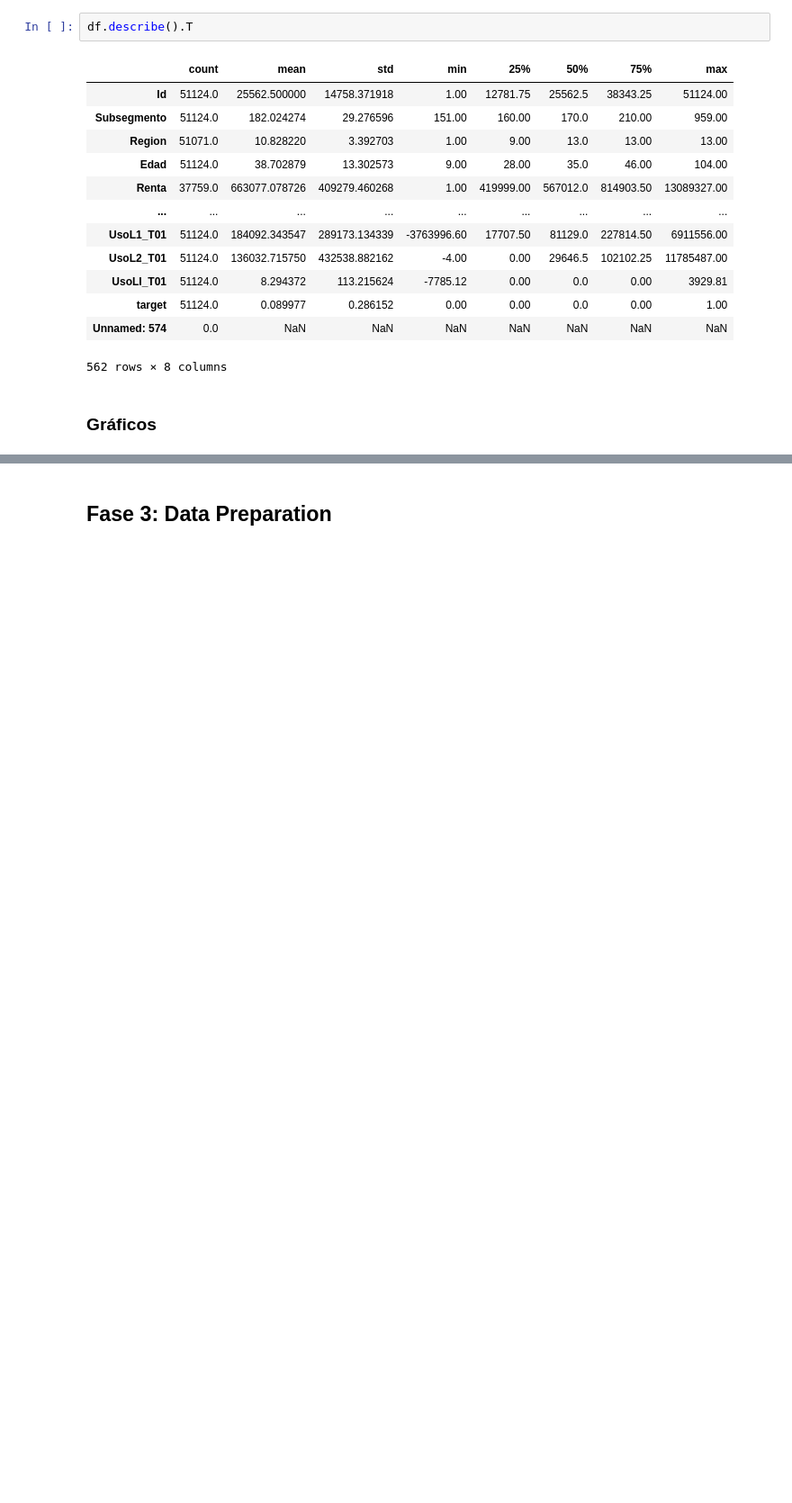
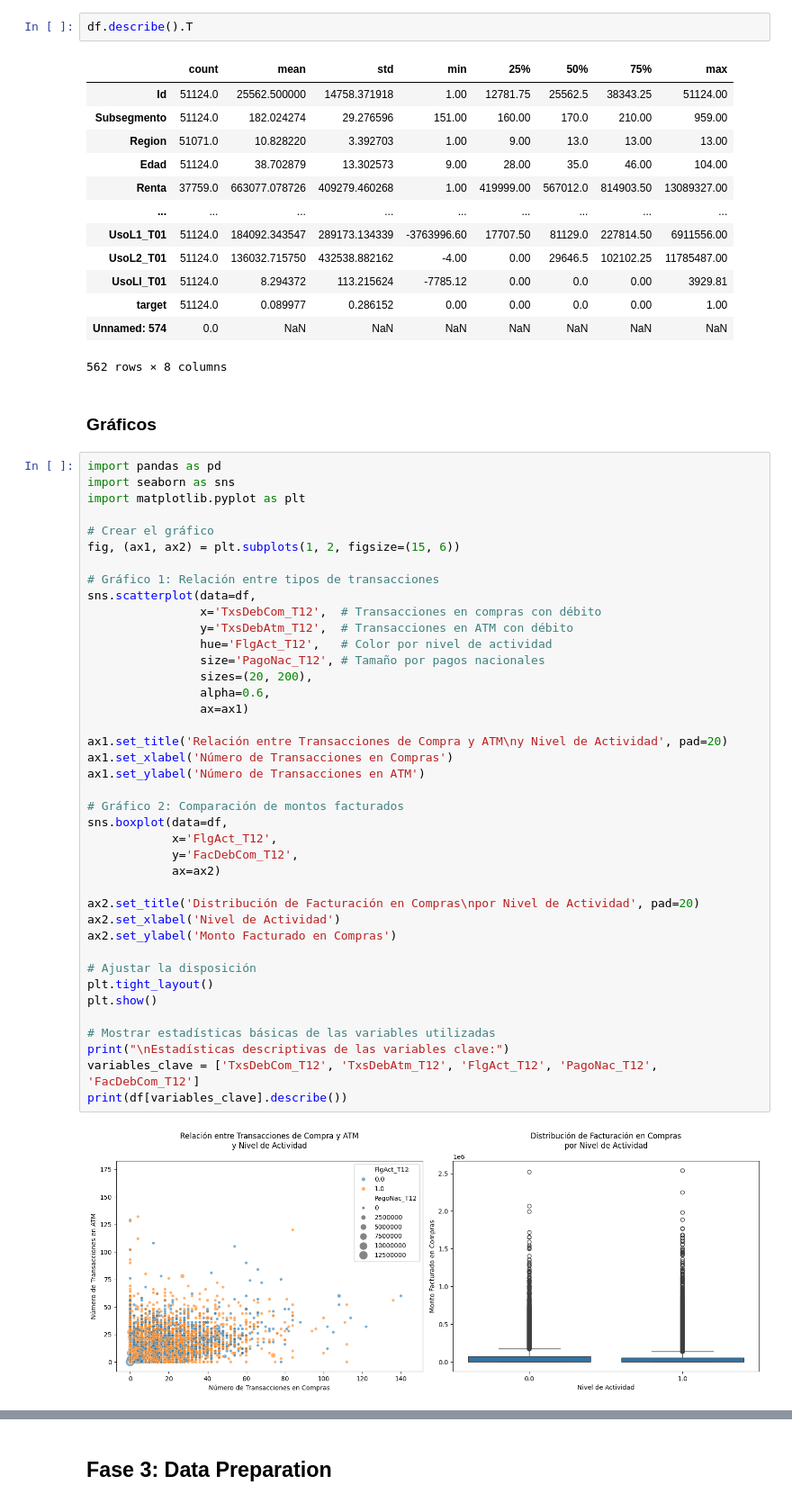
Before and after one commit to Wachitugo/Monopoly, a Jupyter notebook: notebook/monopoly.ipynb, the cells around one changed output, grey strips where cells are left out. Shown at 90% size. Drawn from its saved outputs; the diff is of its cells as text; blank space fills up the shorter version.

```diff
--- a/notebook/monopoly.ipynb
+++ b/notebook/monopoly.ipynb
@@ -186,3 +186,45 @@ df.describe().T
 562 rows × 8 columns
 # %% [markdown]
 ### Gráficos
+# %%
+import pandas as pd
+import seaborn as sns
+import matplotlib.pyplot as plt
+
+# Crear el gráfico
+fig, (ax1, ax2) = plt.subplots(1, 2, figsize=(15, 6))
+
+# Gráfico 1: Relación entre tipos de transacciones
+sns.scatterplot(data=df,
+                x='TxsDebCom_T12',  # Transacciones en compras con débito
+                y='TxsDebAtm_T12',  # Transacciones en ATM con débito
+                hue='FlgAct_T12',   # Color por nivel de actividad
+                size='PagoNac_T12', # Tamaño por pagos nacionales
+                sizes=(20, 200),
+                alpha=0.6,
+                ax=ax1)
+
+ax1.set_title('Relación entre Transacciones de Compra y ATM\ny Nivel de Actividad', pad=20)
+ax1.set_xlabel('Número de Transacciones en Compras')
+ax1.set_ylabel('Número de Transacciones en ATM')
+
+# Gráfico 2: Comparación de montos facturados
+sns.boxplot(data=df,
+            x='FlgAct_T12',
+            y='FacDebCom_T12',
+            ax=ax2)
+
+ax2.set_title('Distribución de Facturación en Compras\npor Nivel de Actividad', pad=20)
+ax2.set_xlabel('Nivel de Actividad')
+ax2.set_ylabel('Monto Facturado en Compras')
+
+# Ajustar la disposición
+plt.tight_layout()
+plt.show()
+
+# Mostrar estadísticas básicas de las variables utilizadas
+print("\nEstadísticas descriptivas de las variables clave:")
+variables_clave = ['TxsDebCom_T12', 'TxsDebAtm_T12', 'FlgAct_T12', 'PagoNac_T12', 'FacDebCom_T12']
+print(df[variables_clave].describe())
+# %% [output]
+[figure, added]
```
Also changed, not shown: parts of 41 cells of this notebook.
